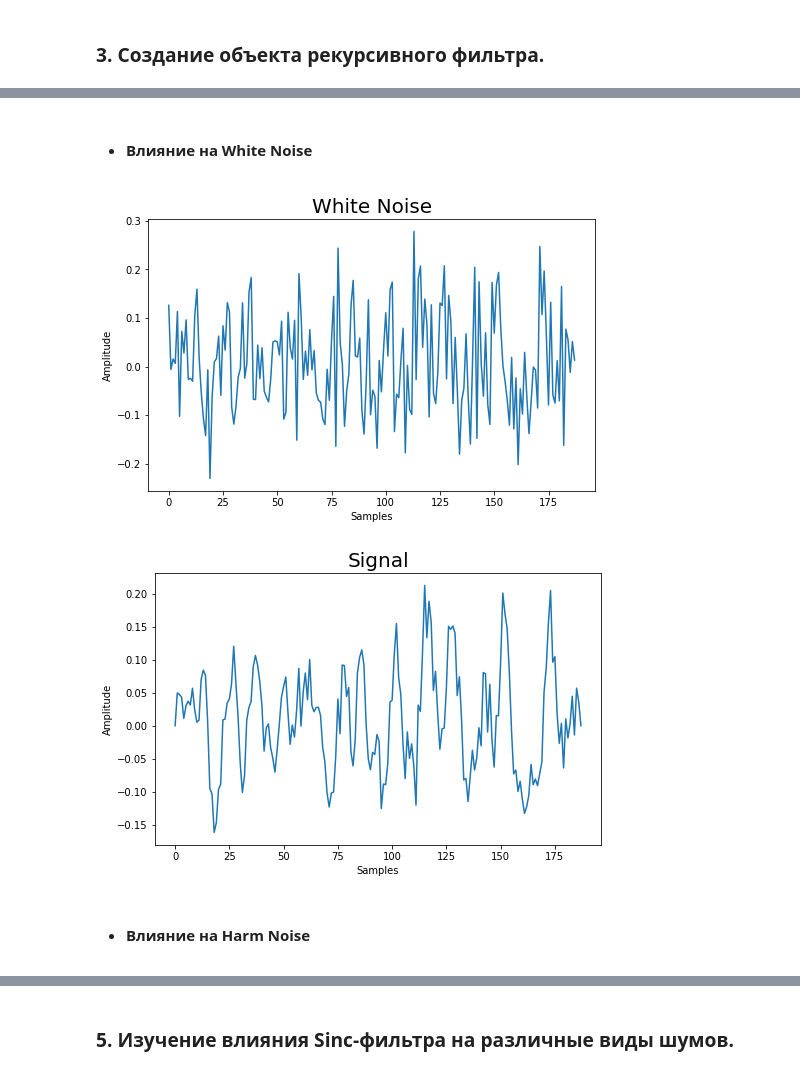
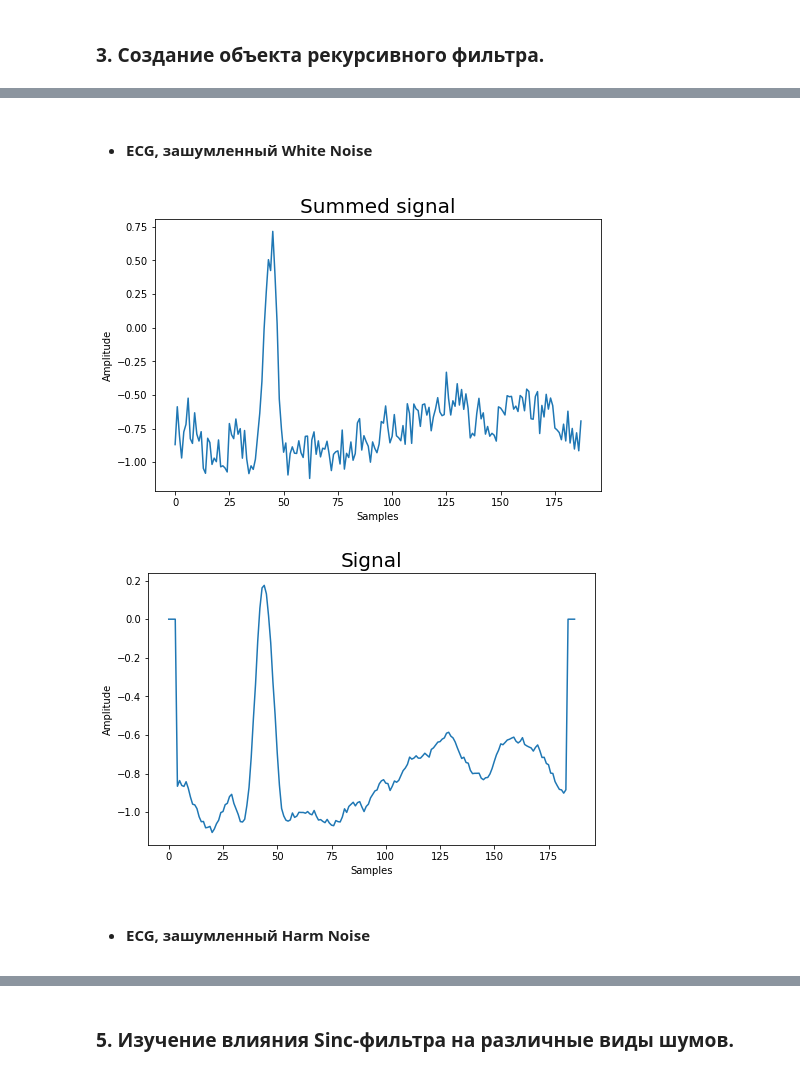
Before and after one commit to PavelPyasecky/Digital_signal_processing, a Jupyter notebook: Laba_3/Laba_3.ipynb, the cells around one changed output, grey strips where cells are left out. Saved outputs shown, nothing was run; the diff lists cells and outputs as text; code cells hidden in the pictures.

Commit message:
Laba_4 added

```diff
--- a/Laba_3/Laba_3.ipynb
+++ b/Laba_3/Laba_3.ipynb
@@ -44 +40,8 @@ hn = laba1.HarmNoise(a_hn=0.05, f_d=5, f_hn=60, n_sin=1888)
+# %%
+ecg = laba1.Ecg(cycles=1)
+white_noise = laba1.WhiteNoise(deviation=0.1, size=ecg.size())
+harm_noise = laba1.HarmNoise(a_hn=0.1, f_d=5, f_hn=1110, n_sin=1888)
+
+ecg_wn = laba1.SumSignal(ecg, white_noise)
+ecg_hn = laba1.SumSignal(ecg, harm_noise)
 # %% [markdown]
@@ -53,12 +56,12 @@ ecg_new.print_()
 # %% [markdown]
-* #### Влияние на White Noise
+* #### ECG, зашумленный White Noise
 # %%
-wn.print_()
-wn_new = laba1.AveragingFilter(3).filter_(wn)
-wn_new.print_()
+ecg_wn.print_()
+ecg_wn_new = laba1.AveragingFilter(8).filter_(ecg_wn)
+ecg_wn_new.print_()
 # %% [output]
-[figure, old version]
+[figure, new version]
-[figure, old version]
+[figure, new version]
 # %% [markdown]
-* #### Влияние на Harm Noise
+* #### ECG, зашумленный Harm Noise
 # %%
```
Also changed, not shown: parts of 19 cells of this notebook, 5 other files.
